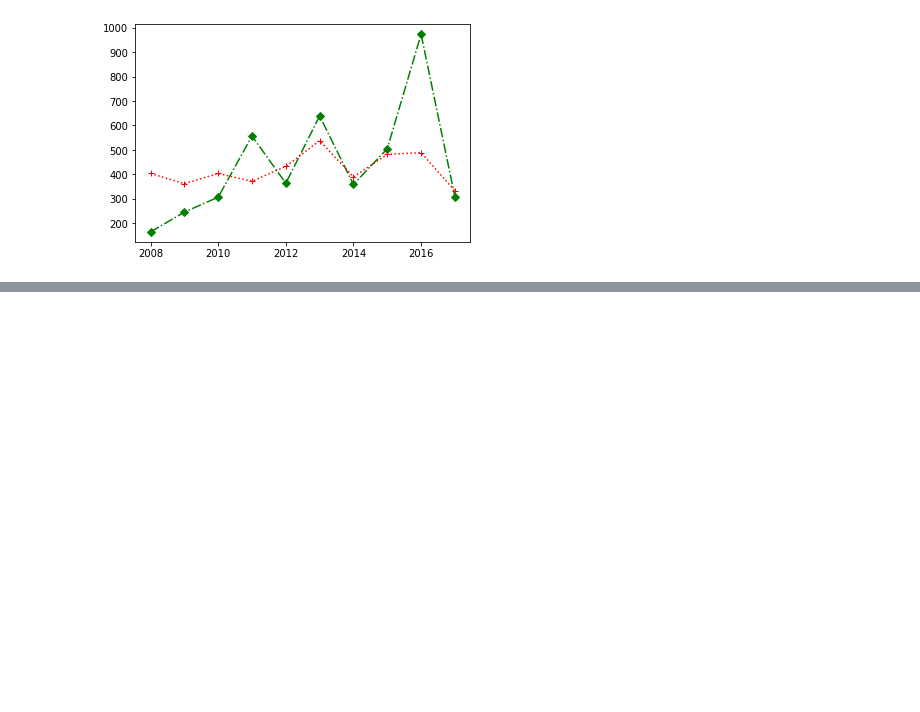
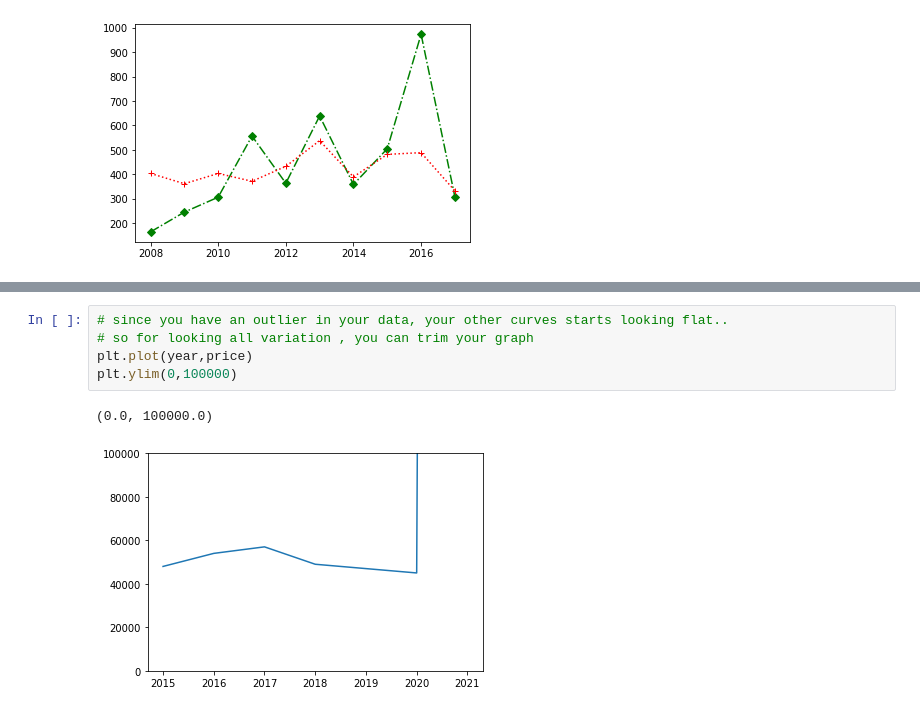
Before and after one commit to 0AbhishekChaturvedi/Data_Visualization-in-Python, a Jupyter notebook: Matplotlip.ipynb, the cells around one changed output, grey strips where cells are left out. Cells and saved outputs as stored; diff of their text form; blank space fills up the shorter version.

```diff
--- a/Matplotlip.ipynb
+++ b/Matplotlip.ipynb
@@ -123,0 +159,8 @@ plt.plot(batsman['index'],batsman['RG Sharma'],color='red',marker="+",linestyle=
+# %%
+# since you have an outlier in your data, your other curves starts looking flat..
+# so for looking all variation , you can trim your graph
+plt.plot(year,price)
+plt.ylim(0,100000)
+# %% [output]
+(0.0, 100000.0)
+[figure, added]
```
Also changed, not shown: parts of 14 cells of this notebook.
